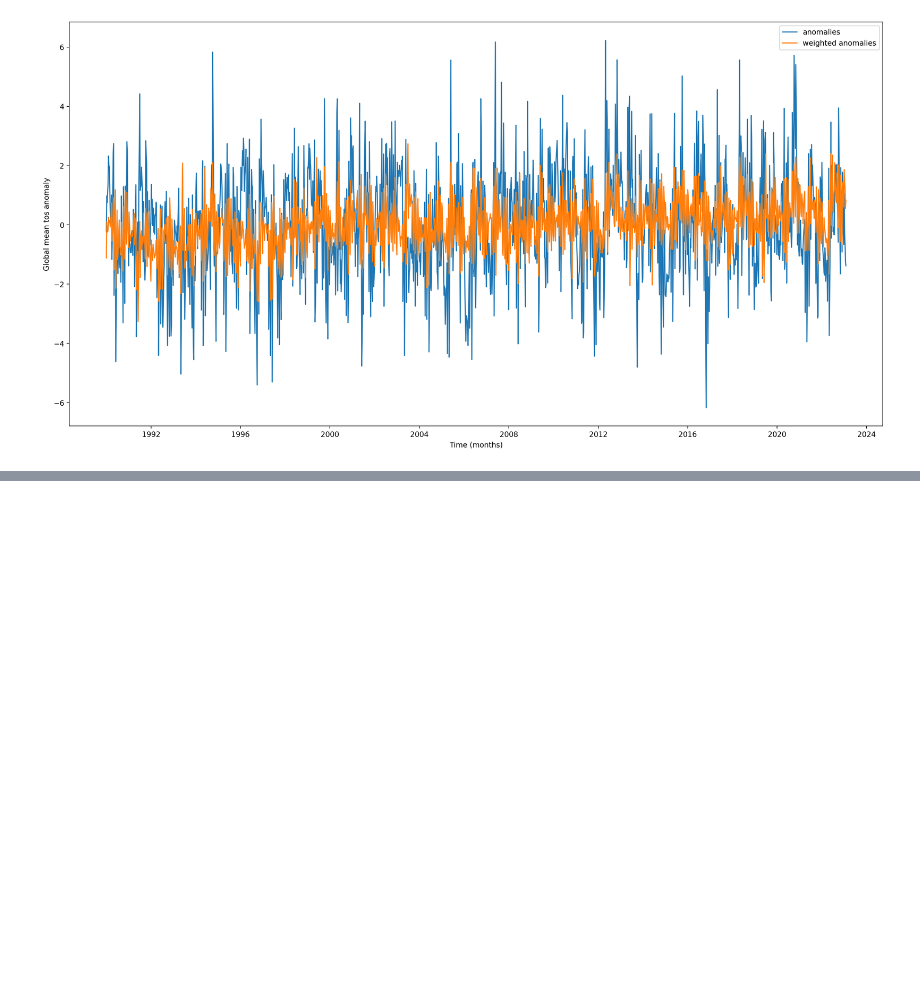
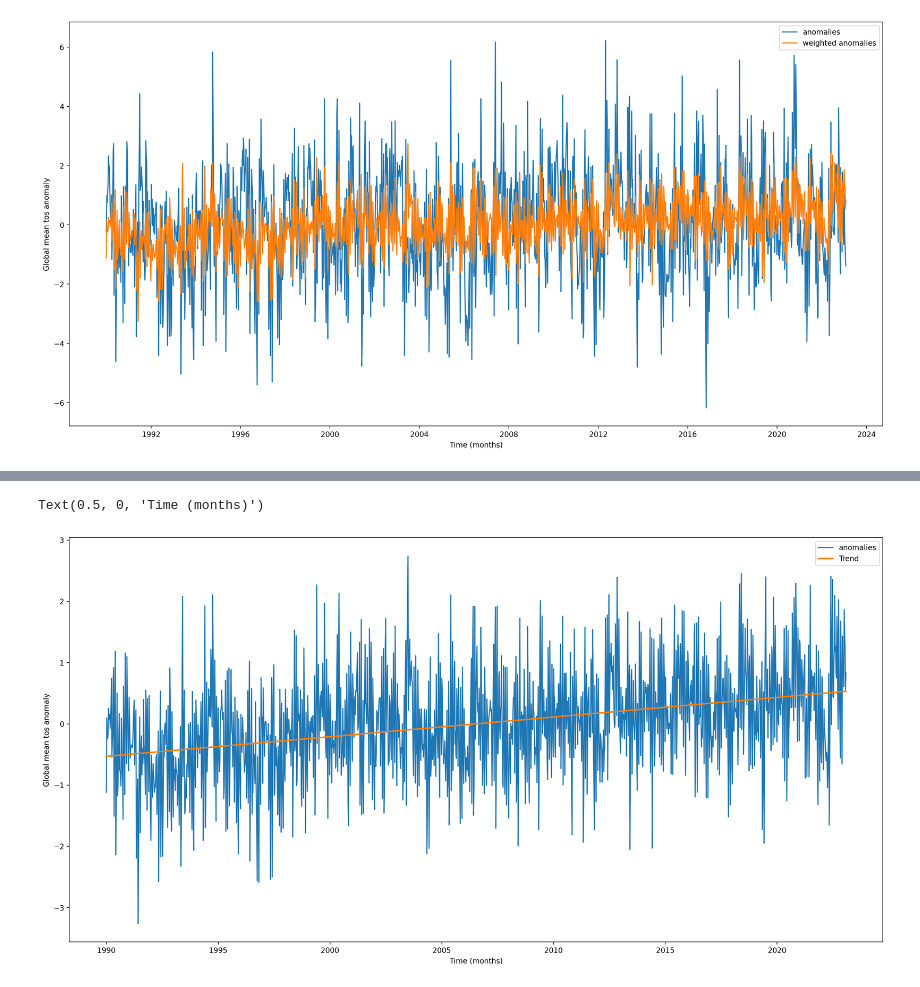
Before and after one commit to lucieDLE/MHW-Detection, a Jupyter notebook: src/notebook/analysis_mediteranean.ipynb, the cells around one changed output, grey strips where cells are left out. Drawn from its saved outputs; the diff is of its cells as text; code cells hidden in the pictures; blank space fills up the shorter version.

Commit message:
enh: add trend over years

```diff
--- a/src/notebook/analysis_mediteranean.ipynb
+++ b/src/notebook/analysis_mediteranean.ipynb
@@ -128,11 +127,11 @@ tos_anom.shape
 # %%
-sel_lat_idx, sel_lon_idx = 45, 35
-
+# step 2.1: Trend over years
 plt.figure(figsize=(20,10))
 tos_anom.sel(lon=sel_lon_idx, lat=sel_lat_idx, method="nearest").plot()
 
-weighted_mean_global_anom_std = tos_anom.mean(dim=["lat", "lon"])
-weighted_mean_global_anom_std.plot()
+# RAW Data
+weighted_anom = tos_anom.mean(dim=["lat", "lon"])
+weighted_anom.plot()
 
 plt.legend(["anomalies", "weighted anomalies"])
 plt.ylabel("Global mean tos anomaly")
@@ -142,0 +159,17 @@ Text(0.5, 0, 'Time (months)')
+# %%
+# a. OLS
+X = np.array(anom_time_standardized.values).reshape(-1,1)
+y = np.array(weighted_anom.values).reshape(-1,1)
+
+reg = LinearRegression().fit(X, y)
+
+plt.figure(figsize=(20,10))
+plt.plot(X,y)
+plt.plot(X, reg.predict(X), linewidth=2)
+
+plt.legend(["anomalies", "Trend"])
+plt.ylabel("Global mean tos anomaly")
+plt.xlabel("Time (months)")
+# %% [output]
+Text(0.5, 0, 'Time (months)')
+[figure, added]
```
Also changed, not shown: parts of 6 cells of this notebook.
